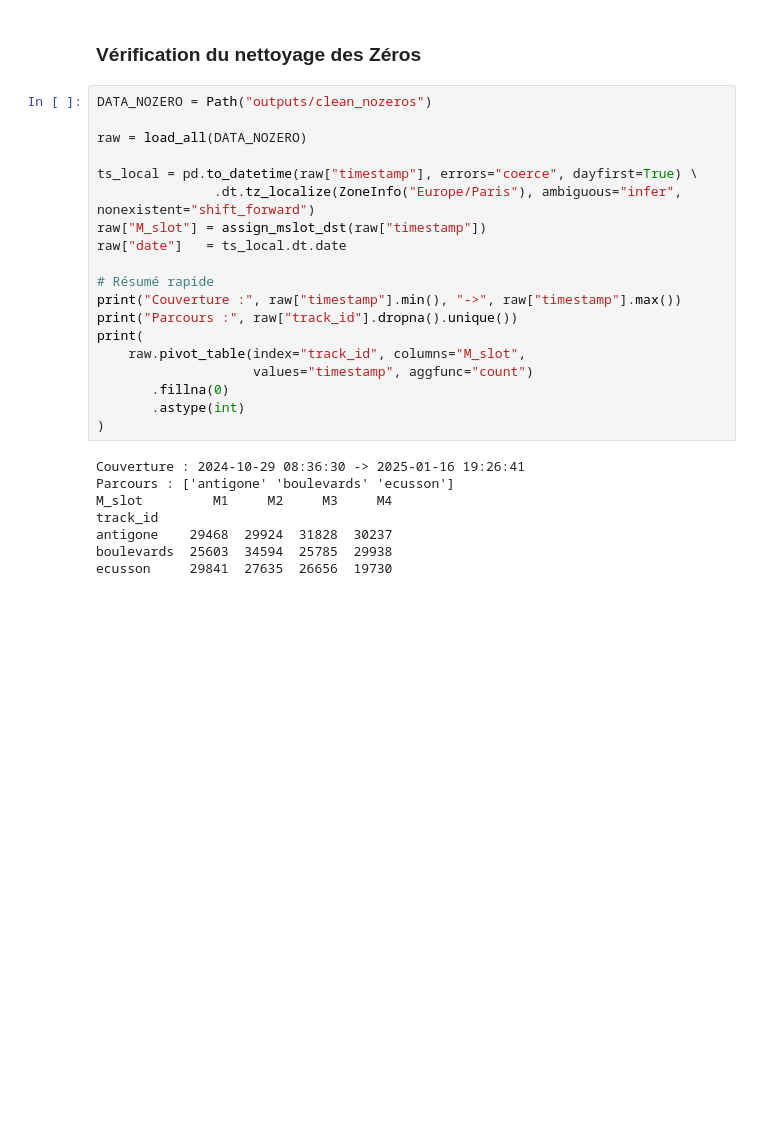
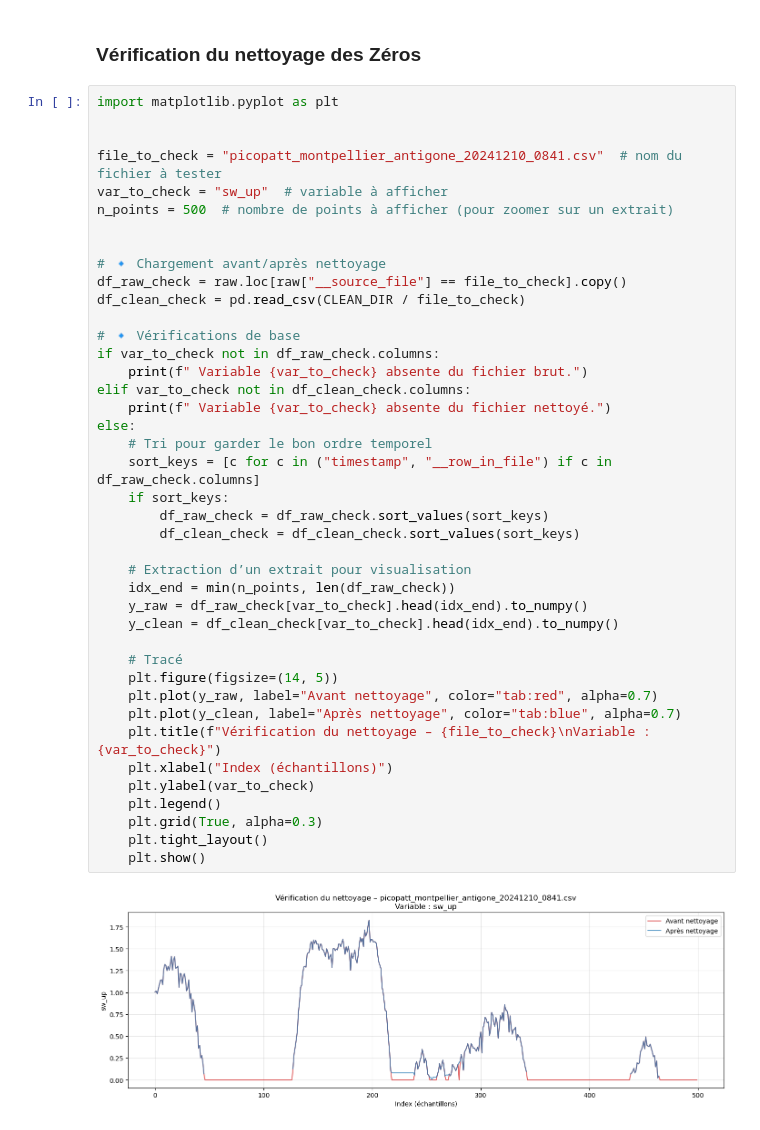
Before and after one commit to bouyaka34/TER-Picopatt, a Jupyter notebook: NoZero.ipynb, the cells around one changed output. Saved outputs shown, nothing was run; the diff lists cells and outputs as text; blank space fills up the shorter version.

```diff
--- a/NoZero.ipynb
+++ b/NoZero.ipynb
@@ -732,30 +782,46 @@ Résumé: outputs\visu_zeros\imputation_summary.csv
 # %% [markdown]
 ### Vérification du nettoyage des Zéros
 # %%
-DATA_NOZERO = Path("outputs/clean_nozeros")
+import matplotlib.pyplot as plt
 
-raw = load_all(DATA_NOZERO)
 
-ts_local = pd.to_datetime(raw["timestamp"], errors="coerce", dayfirst=True) \
-               .dt.tz_localize(ZoneInfo("Europe/Paris"), ambiguous="infer", nonexistent="shift_forward")
-raw["M_slot"] = assign_mslot_dst(raw["timestamp"])
-raw["date"]   = ts_local.dt.date
+file_to_check = "picopatt_montpellier_antigone_20241210_0841.csv"  # nom du fichier à tester
+var_to_check = "sw_up"  # variable à afficher
+n_points = 500  # nombre de points à afficher (pour zoomer sur un extrait)
 
-# Résumé rapide
-print("Couverture :", raw["timestamp"].min(), "->", raw["timestamp"].max())
-print("Parcours :", raw["track_id"].dropna().unique())
-print(
-    raw.pivot_table(index="track_id", columns="M_slot",
-                    values="timestamp", aggfunc="count")
-       .fillna(0)
-       .astype(int)
-)
+
+# 🔹 Chargement avant/après nettoyage
+df_raw_check = raw.loc[raw["__source_file"] == file_to_check].copy()
+df_clean_check = pd.read_csv(CLEAN_DIR / file_to_check)
+
+# 🔹 Vérifications de base
+if var_to_check not in df_raw_check.columns:
+    print(f" Variable {var_to_check} absente du fichier brut.")
+elif var_to_check not in df_clean_check.columns:
+    print(f" Variable {var_to_check} absente du fichier nettoyé.")
+else:
+    # Tri pour garder le bon ordre temporel
+    sort_keys = [c for c in ("timestamp", "__row_in_file") if c in df_raw_check.columns]
+    if sort_keys:
+        df_raw_check = df_raw_check.sort_values(sort_keys)
+        df_clean_check = df_clean_check.sort_values(sort_keys)
+
+    # Extraction d’un extrait pour visualisation
+    idx_end = min(n_points, len(df_raw_check))
+    y_raw = df_raw_check[var_to_check].head(idx_end).to_numpy()
+    y_clean = df_clean_check[var_to_check].head(idx_end).to_numpy()
+
+    # Tracé
+    plt.figure(figsize=(14, 5))
+    plt.plot(y_raw, label="Avant nettoyage", color="tab:red", alpha=0.7)
+    plt.plot(y_clean, label="Après nettoyage", color="tab:blue", alpha=0.7)
+    plt.title(f"Vérification du nettoyage – {file_to_check}\nVariable : {var_to_check}")
+    plt.xlabel("Index (échantillons)")
+    plt.ylabel(var_to_check)
+    plt.legend()
+    plt.grid(True, alpha=0.3)
+    plt.tight_layout()
+    plt.show()
 # %% [output]
-Couverture : 2024-10-29 08:36:30 -> 2025-01-16 19:26:41
-Parcours : ['antigone' 'boulevards' 'ecusson']
-M_slot         M1     M2     M3     M4
-track_id
-antigone    29468  29924  31828  30237
-boulevards  25603  34594  25785  29938
-ecusson     29841  27635  26656  19730
+[figure, added]
 # %%
```
Also changed, not shown: parts of 11 cells of this notebook.
